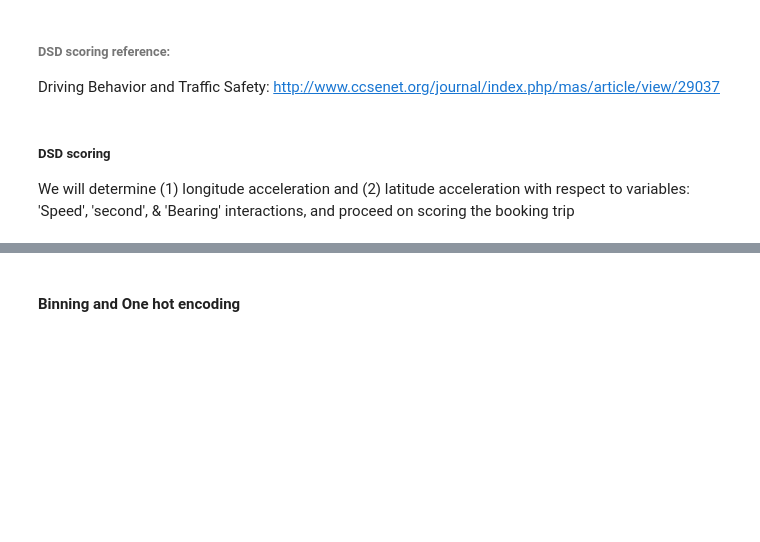
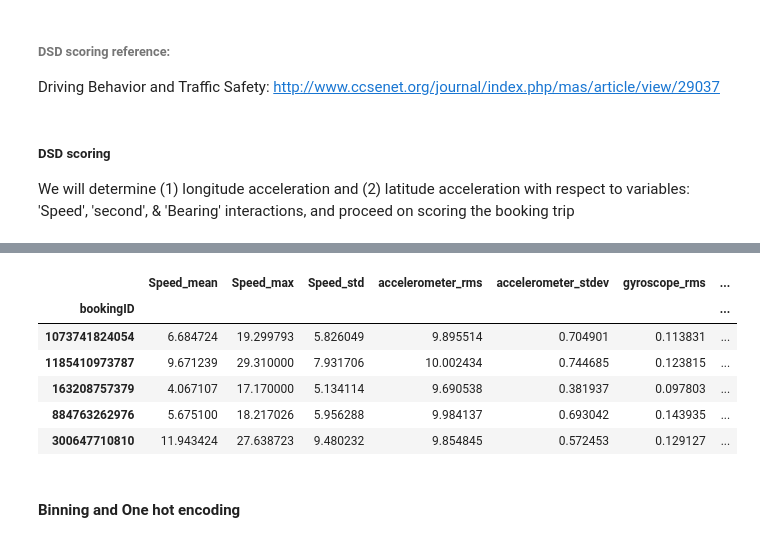
Before and after one commit to goodguynic/ai4sea, a Jupyter notebook: ai4sea_nb_ watson.ipynb, the cells around one changed output, grey strips where cells are left out. Cells and saved outputs as stored; diff of their text form; code cells hidden in the pictures; blank space fills up the shorter version.

```diff
--- a/ai4sea_nb_ watson.ipynb
+++ b/ai4sea_nb_ watson.ipynb
@@ -181,7 +246,7 @@ See the caveats in the documentation: http://pandas.pydata.org/pandas-docs/stabl
 # %%
 #set as new features
-df_features_safe = df_fin_safe.groupby('bookingID', as_index= True, sort = False).agg({'Speed': ['mean', 'max'], 'acceleration_long': ['mean', 'min', 'max'], 'within_limits': ['mean'], 'Accuracy': ['mean', 'std'], 'label':['min']})
-df_features_nsafe = df_fin_nsafe.groupby('bookingID', as_index= True, sort = False).agg({'Speed': ['mean', 'max'], 'acceleration_long': ['mean', 'min', 'max'], 'within_limits': ['mean'], 'Accuracy': ['mean', 'std'], 'label':['min']})
+df_features_safe = df_fin_safe.groupby('bookingID', as_index= True, sort = False).agg({'Speed': ['mean', 'max', 'std'], 'accelerometer': {'rms': lambda x: np.sqrt(x.mean()**2), 'stdev': 'std'}, 'gyroscope': {'rms': lambda x: np.sqrt(x.mean()**2), 'stdev': 'std'}, 'acceleration_long': ['mean', 'min', 'max'], 'within_limits': ['mean'], 'below_gyroscope_mean': ['mean'], 'below_accelerometer_mean':['mean'], 'below_speed_mean': ['mean'], 'Accuracy': ['mean', 'std'], 'label':['min']})
+df_features_nsafe = df_fin_nsafe.groupby('bookingID', as_index= True, sort = False).agg({'Speed': ['mean', 'max', 'std'], 'accelerometer': {'rms': lambda x: np.sqrt(x.mean()**2), 'stdev': 'std'}, 'gyroscope': {'rms': lambda x: np.sqrt(x.mean()**2), 'stdev': 'std'}, 'acceleration_long': ['mean', 'min', 'max'], 'within_limits': ['mean'], 'below_gyroscope_mean': ['mean'], 'below_accelerometer_mean':['mean'], 'below_speed_mean': ['mean'], 'Accuracy': ['mean', 'std'], 'label':['min']})
 # %%
 df_features_nsafe.dropna(inplace = True)
 df_features_safe.dropna(inplace = True)
@@ -219,3 +274,13 @@ df.dsd_score = 1-df.dsd_score
+# %%
+df.head()
+# %% [output]
+|  | Speed_mean | Speed_max | Speed_std | accelerometer_rms | accelerometer_stdev | gyroscope_rms | ... |
+| bookingID |  |  |  |  |  |  | ... |
+| 1073741824054 | 6.684724 | 19.299793 | 5.826049 | 9.895514 | 0.704901 | 0.113831 | ... |
+| 1185410973787 | 9.671239 | 29.310000 | 7.931706 | 10.002434 | 0.744685 | 0.123815 | ... |
+| 163208757379 | 4.067107 | 17.170000 | 5.134114 | 9.690538 | 0.381937 | 0.097803 | ... |
+| 884763262976 | 5.675100 | 18.217026 | 5.956288 | 9.984137 | 0.693042 | 0.143935 | ... |
+| 300647710810 | 11.943424 | 27.638723 | 9.480232 | 9.854845 | 0.572453 | 0.129127 | ... |
 # %% [markdown]
 #### Binning and One hot encoding
 # %%
```
Also changed, not shown: parts of 32 cells of this notebook.
